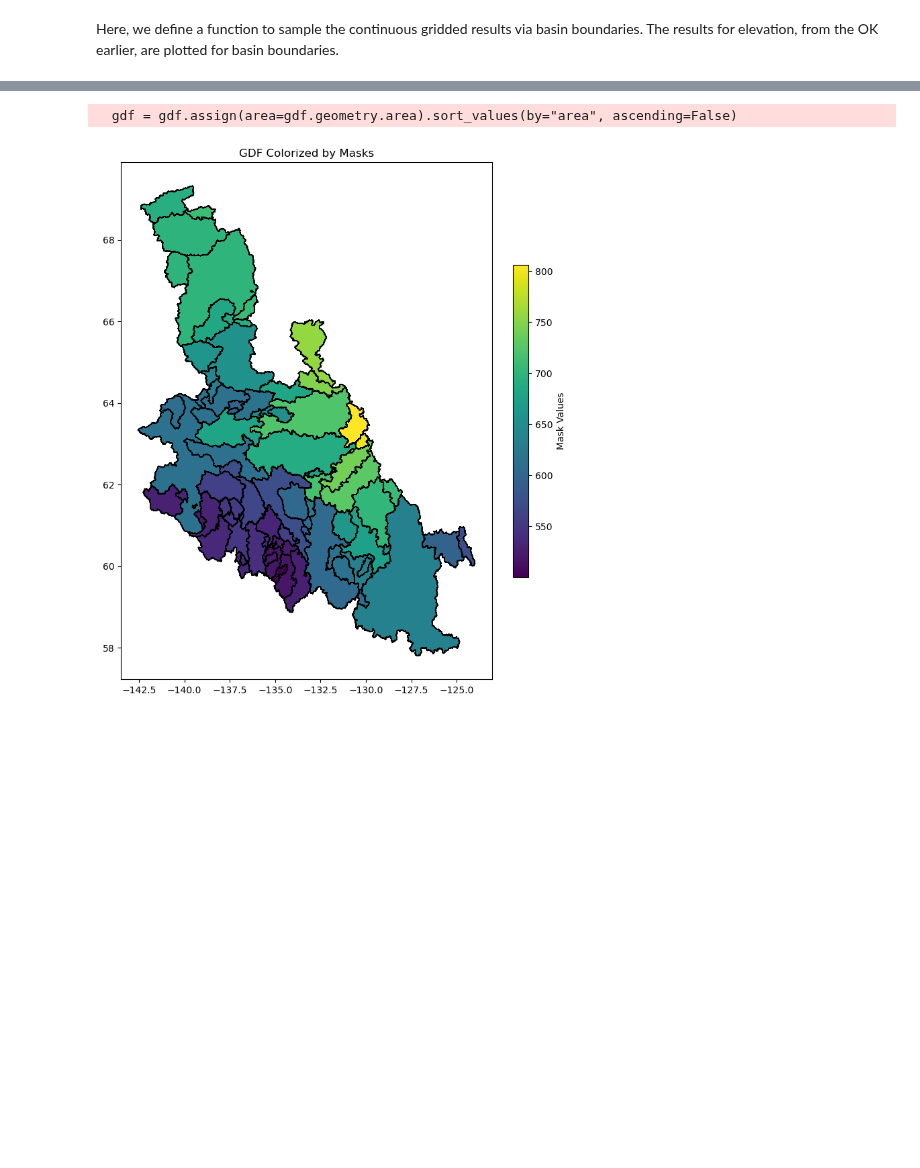
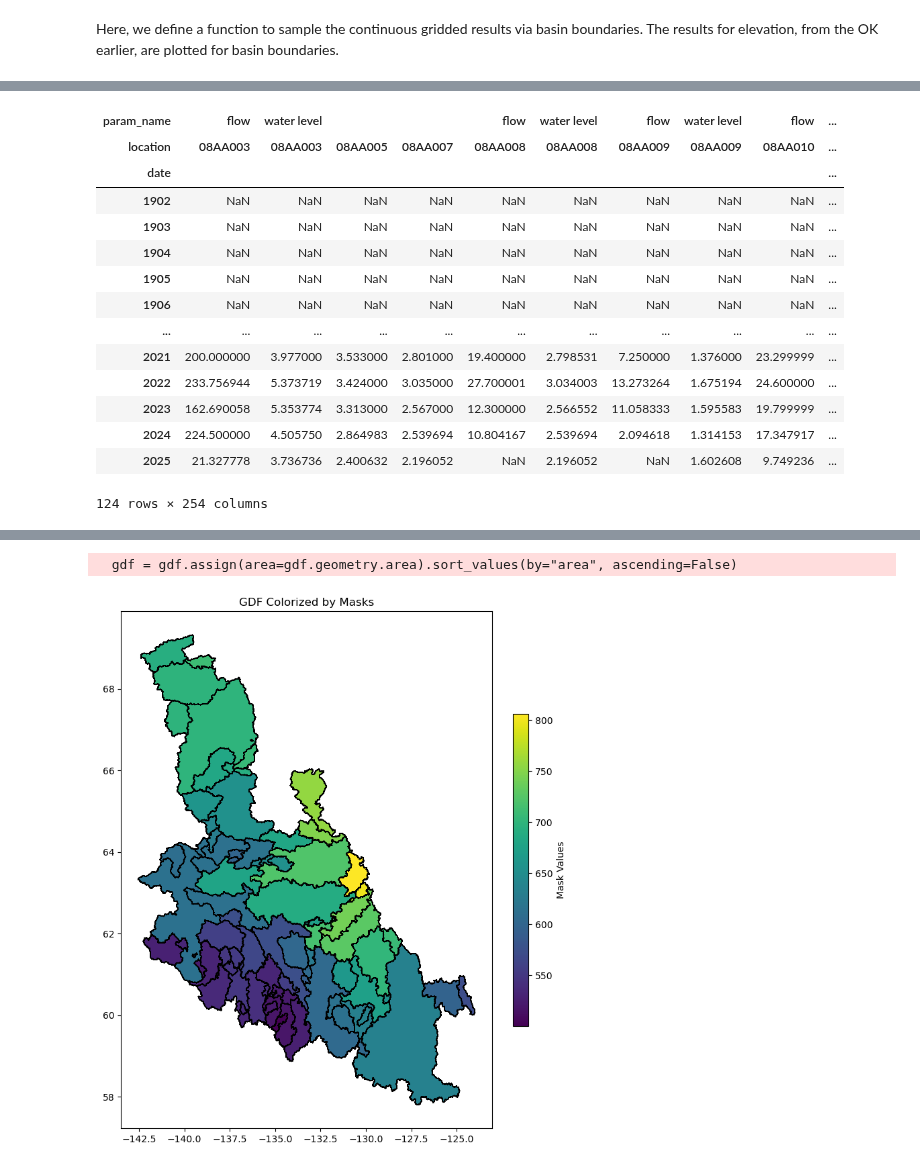
Before and after one commit to YukonWRB/YGwater, a Jupyter notebook: dev/freshet_forecasting/main.ipynb, the cells around one changed output, grey strips where cells are left out. Cells and saved outputs as stored; diff of their text form; code cells hidden in the pictures; blank space fills up the shorter version.

```diff
--- a/dev/freshet_forecasting/main.ipynb
+++ b/dev/freshet_forecasting/main.ipynb
@@ -173,0 +295,22 @@ Here, we define a function to sample the continuous gridded results via basin bo
+# %%
+# Summarize df_grouped by year
+df_grouped_summary = df_grouped.groupby(df_grouped.index.year).max()
+
+# Display the summarized DataFrame
+df_grouped_summary
+# %% [output]
+| param_name | flow | water level |  |  | flow | water level | flow | water level | flow | ... |
+| location | 08AA003 | 08AA003 | 08AA005 | 08AA007 | 08AA008 | 08AA008 | 08AA009 | 08AA009 | 08AA010 | ... |
+| date |  |  |  |  |  |  |  |  |  | ... |
+| 1902 | NaN | NaN | NaN | NaN | NaN | NaN | NaN | NaN | NaN | ... |
+| 1903 | NaN | NaN | NaN | NaN | NaN | NaN | NaN | NaN | NaN | ... |
+| 1904 | NaN | NaN | NaN | NaN | NaN | NaN | NaN | NaN | NaN | ... |
+| 1905 | NaN | NaN | NaN | NaN | NaN | NaN | NaN | NaN | NaN | ... |
+| 1906 | NaN | NaN | NaN | NaN | NaN | NaN | NaN | NaN | NaN | ... |
+| ... | ... | ... | ... | ... | ... | ... | ... | ... | ... | ... |
+| 2021 | 200.000000 | 3.977000 | 3.533000 | 2.801000 | 19.400000 | 2.798531 | 7.250000 | 1.376000 | 23.299999 | ... |
+| 2022 | 233.756944 | 5.373719 | 3.424000 | 3.035000 | 27.700001 | 3.034003 | 13.273264 | 1.675194 | 24.600000 | ... |
+| 2023 | 162.690058 | 5.353774 | 3.313000 | 2.567000 | 12.300000 | 2.566552 | 11.058333 | 1.595583 | 19.799999 | ... |
+| 2024 | 224.500000 | 4.505750 | 2.864983 | 2.539694 | 10.804167 | 2.539694 | 2.094618 | 1.314153 | 17.347917 | ... |
+| 2025 | 21.327778 | 3.736736 | 2.400632 | 2.196052 | NaN | 2.196052 | NaN | 1.602608 | 9.749236 | ... |
+124 rows × 254 columns
```
Also changed, not shown: parts of 7 cells of this notebook, 19 other files.
